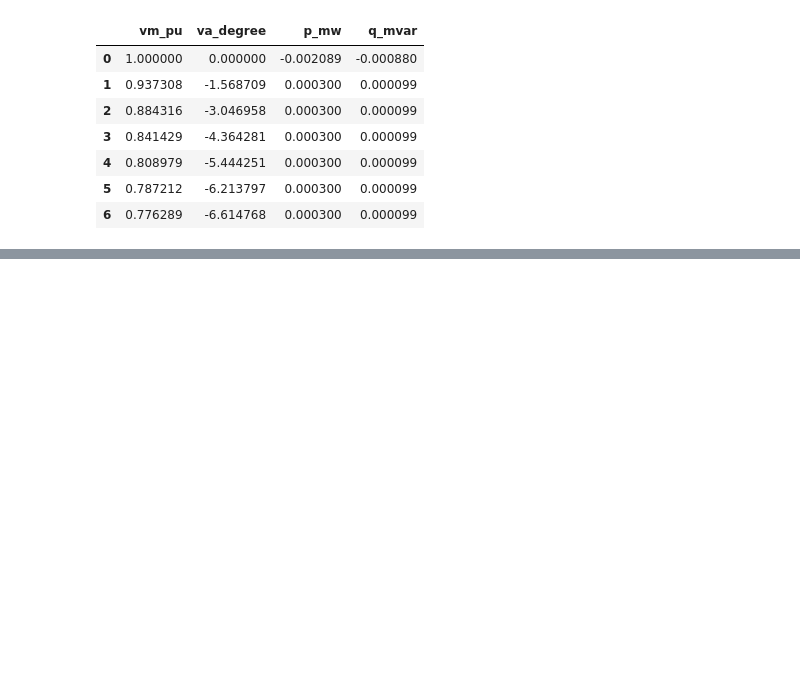
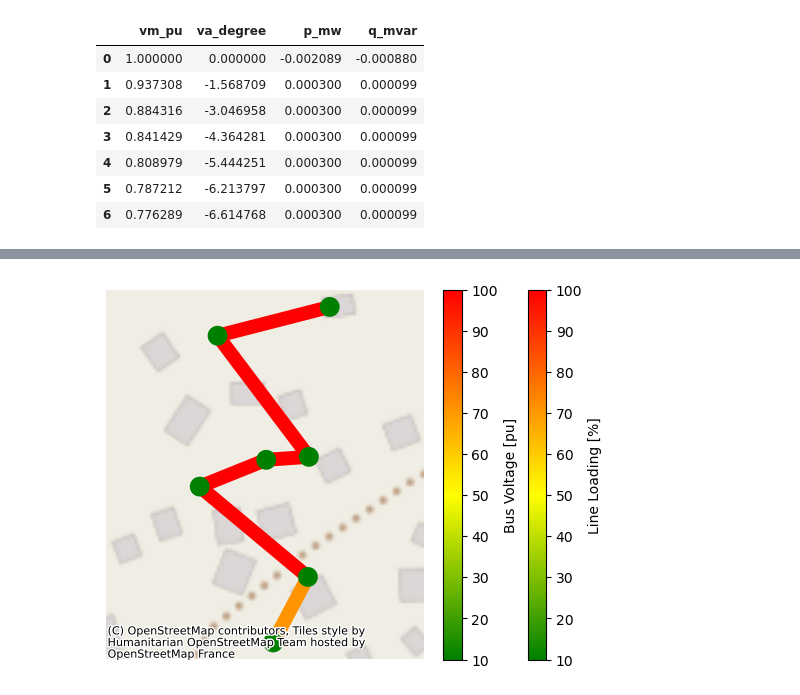
Before and after one commit to Imim0987/OxEnergyMScPython, a Jupyter notebook: NotebooksScripts/08_02_01_Bidi Bidi.ipynb, the cells around one changed output, grey strips where cells are left out. Cells and saved outputs as stored; diff of their text form; code cells hidden in the pictures; blank space fills up the shorter version.

```diff
--- a/NotebooksScripts/08_02_01_Bidi Bidi.ipynb
+++ b/NotebooksScripts/08_02_01_Bidi Bidi.ipynb
@@ -207,0 +192,8 @@ plot.draw_collections([lc, bc], figsize=(8,6))
+# %%
+# add a basemap to your plot
+import contextily as cx
+fig, ax = plt.subplots()
+plot.draw_collections([lc, bc], ax=ax, figsize=(8,6))
+cx.add_basemap(ax, crs="EPSG:4326")
+# %% [output]
+[figure, added]
```
Also changed, not shown: parts of 6 cells of this notebook, 24 other files.
